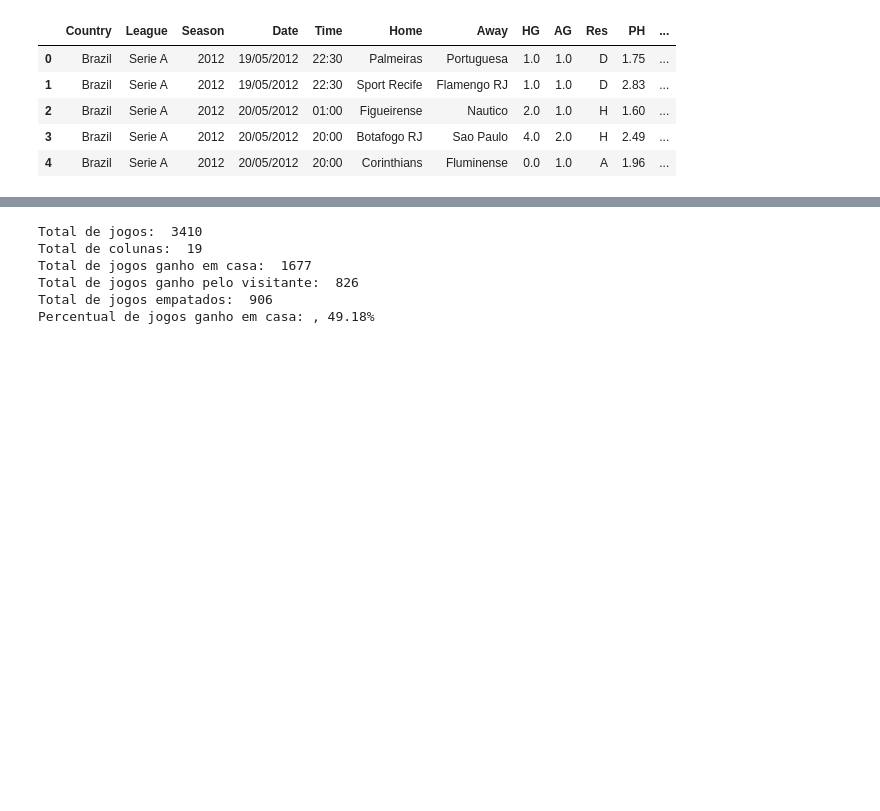
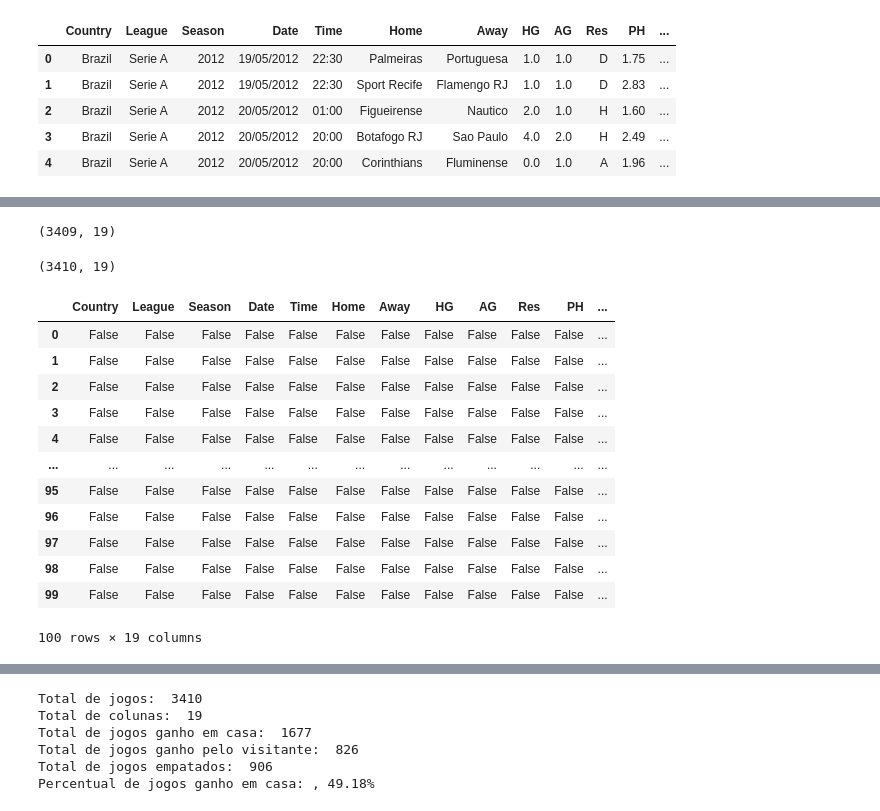
Before and after one commit to ageuribeiro/brazilian_championship_bet2008and2019, a Jupyter notebook: main.ipynb, the cells around one changed output, grey strips where cells are left out. Cells and saved outputs as stored; diff of their text form; code cells hidden in the pictures; blank space fills up the shorter version.

```diff
--- a/main.ipynb
+++ b/main.ipynb
@@ -21,3 +18,7 @@ data = pd.read_csv('dados.csv',delimiter=',')
+# %%
+#criando o dataframe
+#dados foram extraídos do site https://www.football-data.co.uk/brazil.php onde contem informações de diversos campeonatos ao redor do mundo.
+data = pd.read_csv('dados.csv')
 # %%
 #visualizar os dados
 display(data.head())
@@ -30,0 +67,28 @@ display(data.head())
+# %%
+#verificar o tamanho do dataset
+data2.shape
+# %% [output]
+(3409, 19)
+# %%
+#verificar o tamanho do dataset original
+data.shape
+# %% [output]
+(3410, 19)
+# %%
+#identifica se existe dados faltantes escrevendo "TRUE" na célula.
+enull = data.isnull()
+enull.head(100)
+# %% [output]
+|  | Country | League | Season | Date | Time | Home | Away | HG | AG | Res | PH | ... |
+| 0 | False | False | False | False | False | False | False | False | False | False | False | ... |
+| 1 | False | False | False | False | False | False | False | False | False | False | False | ... |
+| 2 | False | False | False | False | False | False | False | False | False | False | False | ... |
+| 3 | False | False | False | False | False | False | False | False | False | False | False | ... |
+| 4 | False | False | False | False | False | False | False | False | False | False | False | ... |
+| ... | ... | ... | ... | ... | ... | ... | ... | ... | ... | ... | ... | ... |
+| 95 | False | False | False | False | False | False | False | False | False | False | False | ... |
+| 96 | False | False | False | False | False | False | False | False | False | False | False | ... |
+| 97 | False | False | False | False | False | False | False | False | False | False | False | ... |
+| 98 | False | False | False | False | False | False | False | False | False | False | False | ... |
+| 99 | False | False | False | False | False | False | False | False | False | False | False | ... |
+100 rows × 19 columns
```
Also changed, not shown: parts of 18 cells of this notebook, 1 other file.
